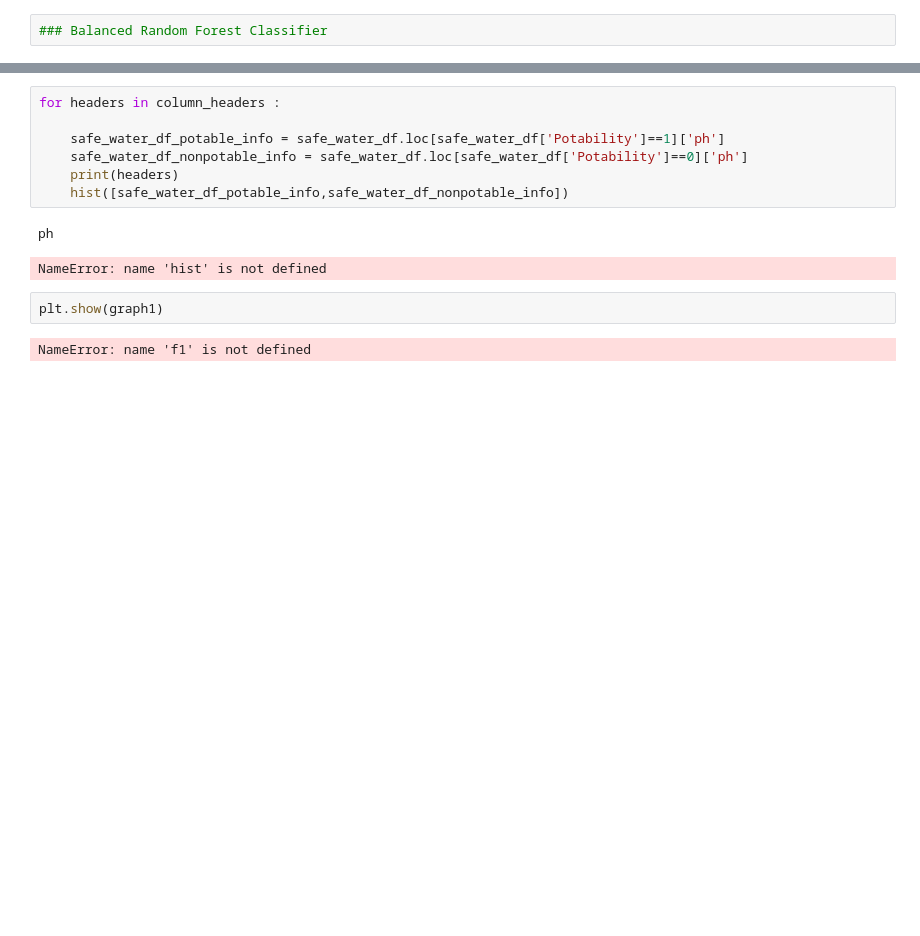
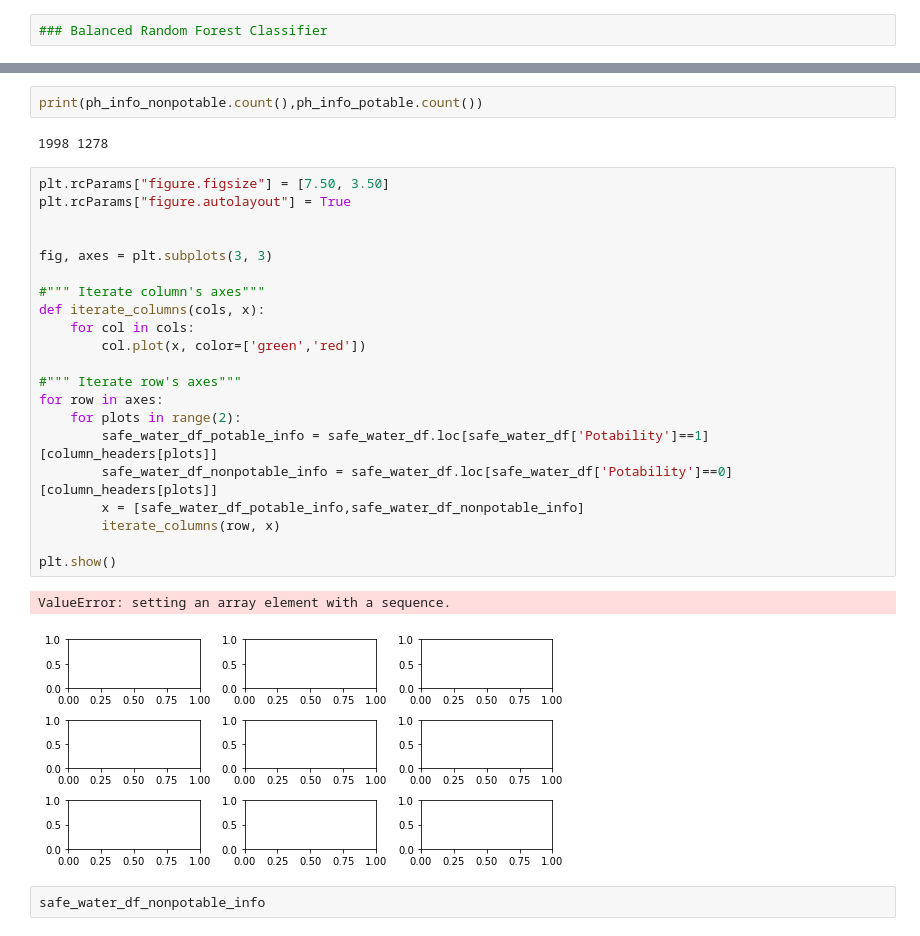
Before and after one commit to jessezimm/Environmental_Sustainability, a Jupyter notebook: Environmental_Sustainability.ipynb, the cells around one changed output, grey strips where cells are left out. Cells and saved outputs as stored; diff of their text form; blank space fills up the shorter version.

```diff
--- a/Environmental_Sustainability.ipynb
+++ b/Environmental_Sustainability.ipynb
@@ -235,15 +244,30 @@ Text(0, 0.5, 'Count')
 # %%
-for headers in column_headers :
-
-    safe_water_df_potable_info = safe_water_df.loc[safe_water_df['Potability']==1]['ph']
-    safe_water_df_nonpotable_info = safe_water_df.loc[safe_water_df['Potability']==0]['ph']
-    print(headers)
-    hist([safe_water_df_potable_info,safe_water_df_nonpotable_info])
+print(ph_info_nonpotable.count(),ph_info_potable.count())
 # %% [output]
-ph
+1998 1278
-NameError: name 'hist' is not defined
 # %%
-plt.show(graph1)
+plt.rcParams["figure.figsize"] = [7.50, 3.50]
+plt.rcParams["figure.autolayout"] = True
+
+
+fig, axes = plt.subplots(3, 3)
+
+#""" Iterate column's axes"""
+def iterate_columns(cols, x):
+    for col in cols:
+        col.plot(x, color=['green','red'])
+
+#""" Iterate row's axes"""
+for row in axes:
+    for plots in range(2):
+        safe_water_df_potable_info = safe_water_df.loc[safe_water_df['Potability']==1][column_headers[plots]]
+        safe_water_df_nonpotable_info = safe_water_df.loc[safe_water_df['Potability']==0][column_headers[plots]]
+        x = [safe_water_df_potable_info,safe_water_df_nonpotable_info]
+        iterate_columns(row, x)
+
+plt.show()
+# %% [output]
+ValueError: setting an array element with a sequence.
+[figure, added]
 # %%
+safe_water_df_nonpotable_info
-# %% [output]
-NameError: name 'f1' is not defined
```
Also changed, not shown: parts of 9 cells of this notebook.
